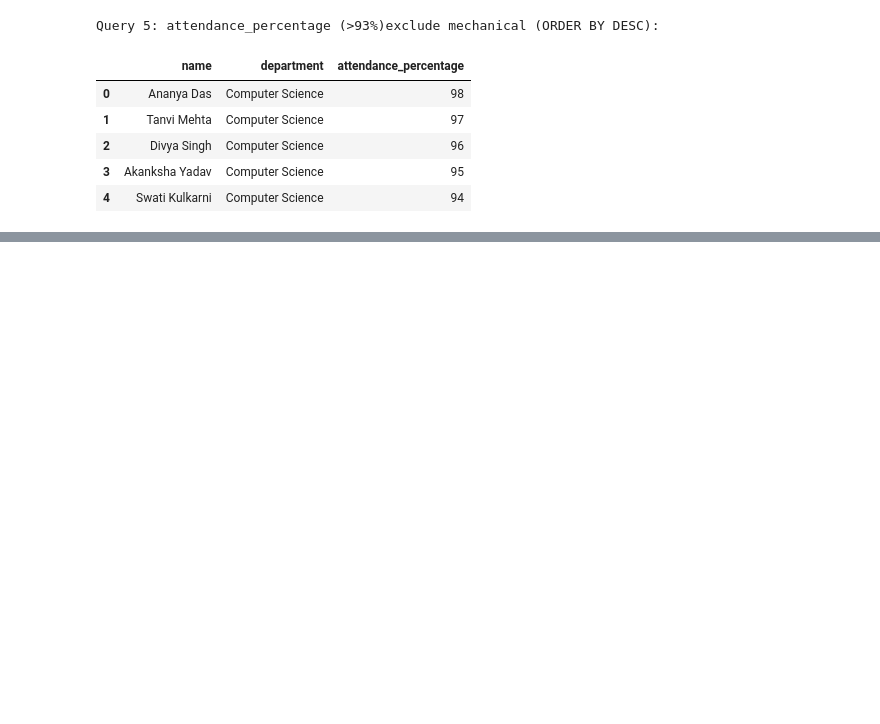
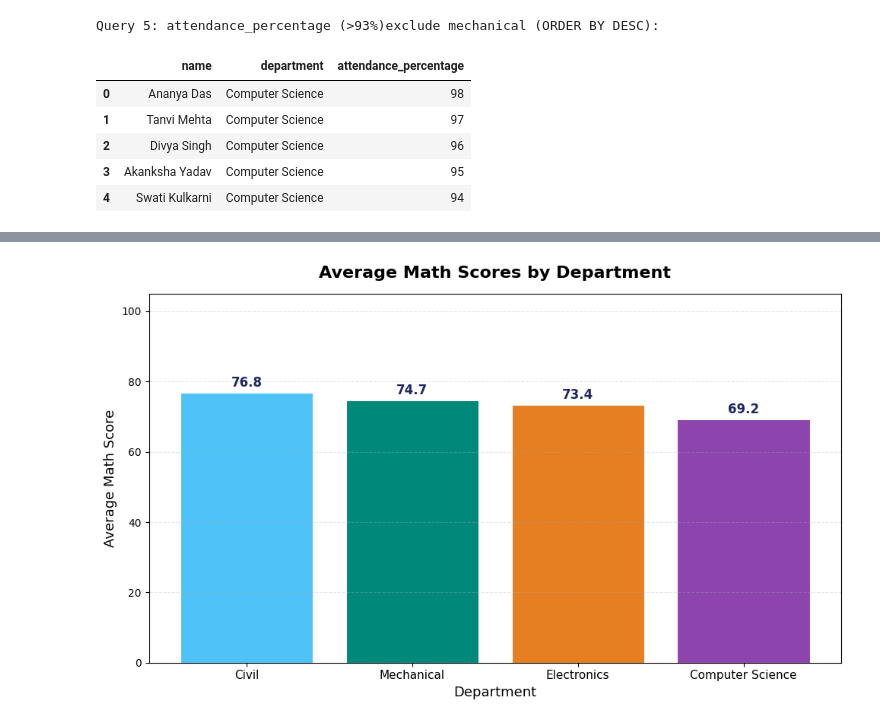
Before and after one commit to santhosh-kumar1928/santhoshkumar-codeboosters-2026, a Jupyter notebook: day2/day_2.ipynb, the cells around one changed output, grey strips where cells are left out. Drawn from its saved outputs; the diff is of its cells as text; code cells hidden in the pictures; blank space fills up the shorter version.

```diff
--- a/day2/day_2.ipynb
+++ b/day2/day_2.ipynb
@@ -167,0 +256,83 @@ Query 5: attendance_percentage (>93%)exclude mechanical (ORDER BY DESC):
+# %%
+import sqlite3
+import pandas as pd
+import matplotlib.pyplot as plt
+import numpy as np # Import numpy for dummy data generation
+import os # Import os to check for file existence
+
+conn = sqlite3.connect('college.db')
+
+# Ensure 'student_performance.csv' exists and 'df' is loaded
+csv_file_path = 'student_performance.csv'
+
+if not os.path.exists(csv_file_path):
+    print(f"'{csv_file_path}' not found. Generating dummy data.")
+    # Generate dummy data for student_performance.csv
+    num_students = 30
+    data = {
+        'student_id': range(1001, 1001 + num_students),
+        'name': [f'Student_{i}' for i in range(num_students)],
+        'age': np.random.randint(18, 22, num_students),
+        'gender': np.random.choice(['Male', 'Female'], num_students),
+        'department': np.random.choice(['Computer Science', 'Electronics', 'Mechanical', 'Civil'], num_students),
+        'semester': np.random.randint(1, 8, num_students),
+        'math_score': np.random.randint(50, 100, num_students),
+        'science_score': np.random.randint(50, 100, num_students),
+        'english_score': np.random.randint(50, 100, num_students),
+        'programming_score': np.random.randint(50, 100, num_students),
+        'attendance_percentage': np.random.randint(70, 100, num_students),
+        'city': np.random.choice(['Mumbai', 'Ahmedabad', 'Delhi', 'Bangalore'], num_students),
+        'admission_year': np.random.randint(2020, 2024, num_students)
+    }
+    df = pd.DataFrame(data)
+    df.to_csv(csv_file_path, index=False)
+    print(f"Dummy '{csv_file_path}' created.")
+else:
+    print(f"'{csv_file_path}' found. Loading existing data.")
+    df = pd.read_csv(csv_file_path)
+
+# Ensure the 'students' table exists for this connection
+df.to_sql('students', conn, if_exists='replace', index=False)
+print("Table 'students' ensured in college.db")
+
+#Get data using SQL
+chart1_sql = """
+SELECT department, ROUND(AVG(math_score), 2) AS avg_math
+FROM students
+GROUP BY department
+ORDER BY avg_math DESC
+"""
+
+chart1_data = pd.read_sql_query(chart1_sql, conn)
+
+
+#Create thr bar chart
+fig, ax = plt.subplots(figsize=(10, 6))
+
+bar_color = ['#4FC3F7','#00897B','#E67E22','#8E44AD']
+
+bars = ax.bar(chart1_data['department'], chart1_data['avg_math'], color=bar_color, edgecolor = 'white', linewidth = 0.8)
+
+for bar in bars:
+    height = bar.get_height()
+    ax.text(
+        bar.get_x() + bar.get_width() / 2,
+        height + 0.8,
+        f'{height:.1f}',
+        ha='center',
+        va='bottom',
+        fontsize=12,
+        fontweight = 'bold',
+        color='#1E2761'
+    )
+
+ax.set_title('Average Math Scores by Department', fontsize=16, fontweight='bold', pad = 15)
+ax.set_xlabel('Department', fontsize = 13)
+ax.set_ylabel('Average Math Score', fontsize = 13)
+ax.set_ylim(0,105)
+ax.tick_params(axis='x', labelsize = 11)
+ax.grid(axis='y', alpha = 0.3, linestyle ='--')
+
+plt.tight_layout()
+plt.show()
+# %% [output]
@@ -167,0 +342 @@ Query 5: attendance_percentage (>93%)exclude mechanical (ORDER BY DESC):
+[figure, added]
```
Also changed, not shown: parts of 8 cells of this notebook.
